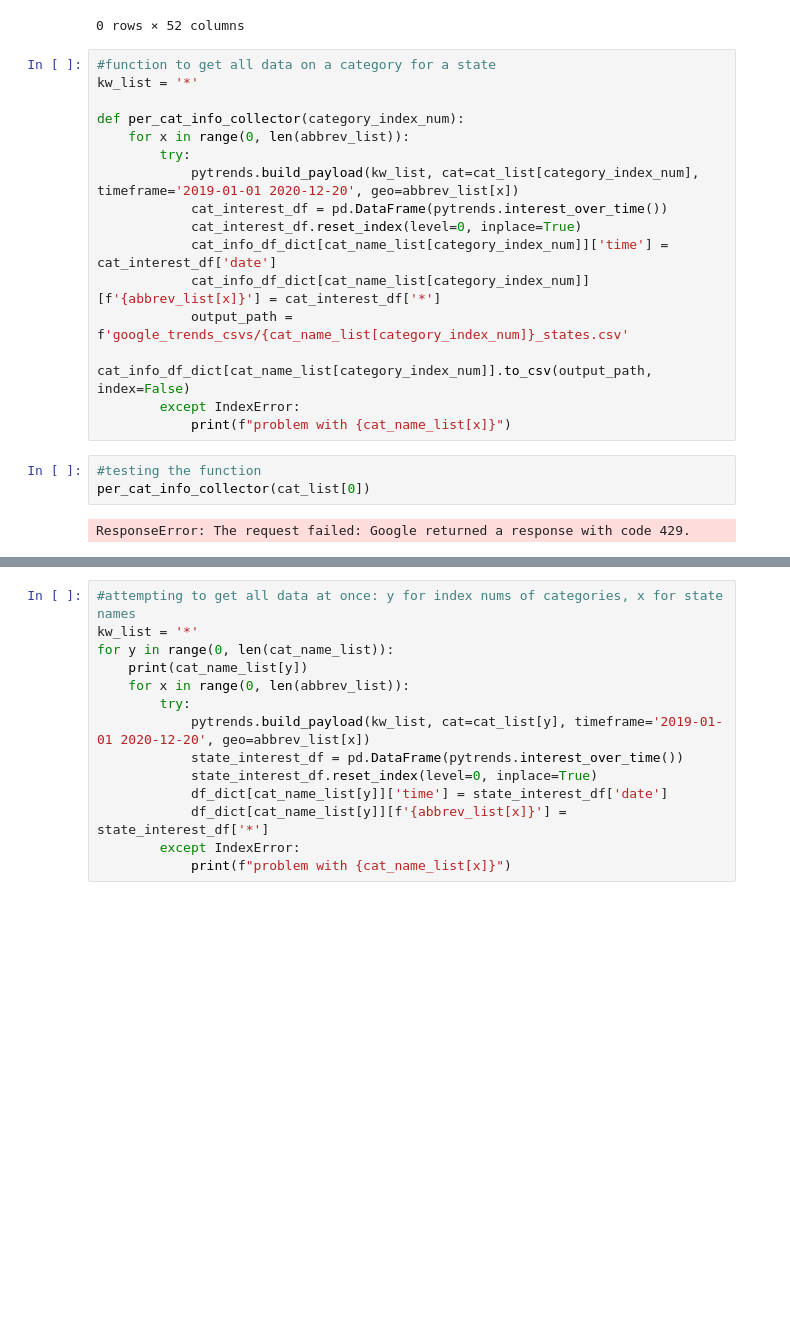
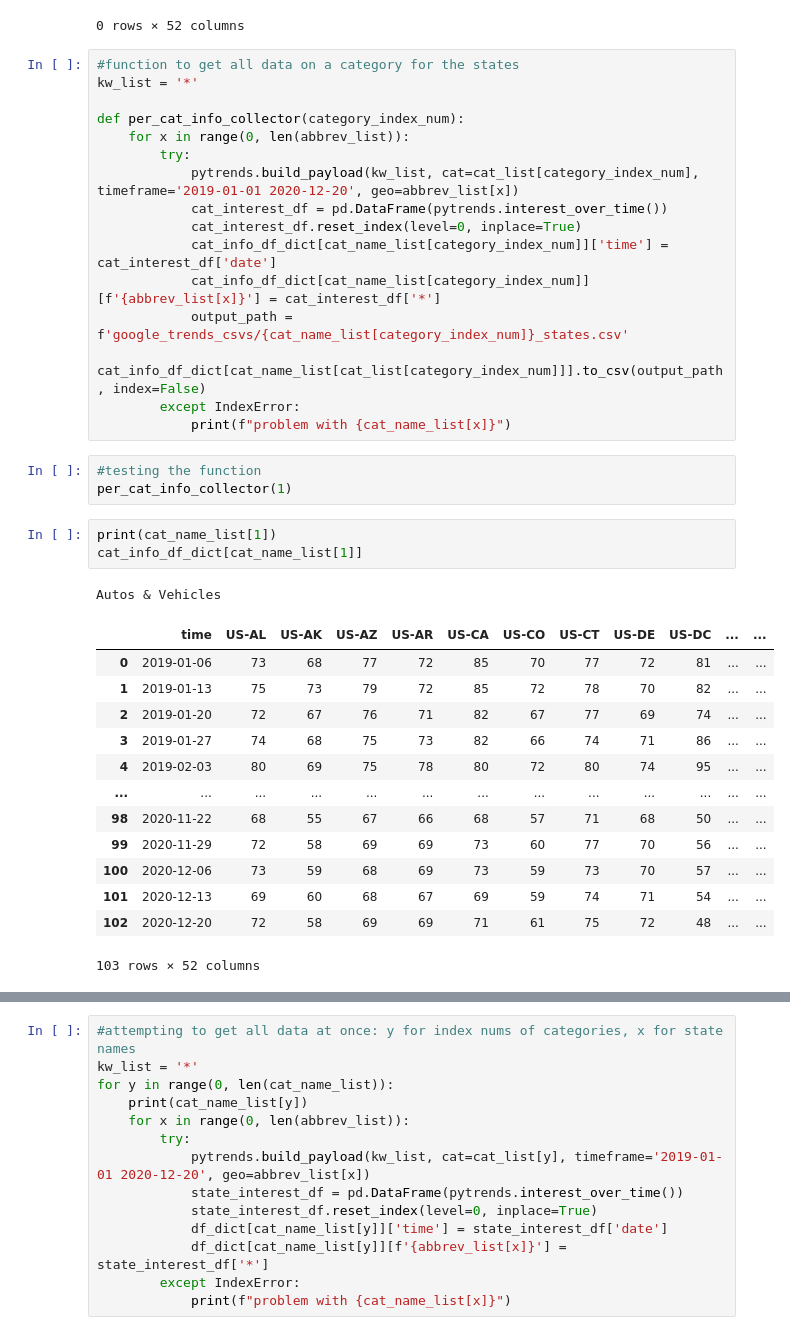
Before and after one commit to sarahDH615/google_trends_covid_project, a Jupyter notebook: sarah/google_trends/pytrends-google-search-data.ipynb, the cells around one changed output, grey strips where cells are left out. Cells and saved outputs as stored; diff of their text form; blank space fills up the shorter version.

Commit message:
adding one successful csv output, workspace file

```diff
--- a/sarah/google_trends/pytrends-google-search-data.ipynb
+++ b/sarah/google_trends/pytrends-google-search-data.ipynb
@@ -126,7 +126,7 @@ Music & Audio
 |  | time | US-AL | US-AK | US-AZ | US-AR | US-CA | US-CO | US-CT | US-DE | US-DC | ... | ... |
 0 rows × 52 columns
 # %%
-#function to get all data on a category for a state
+#function to get all data on a category for the states
 kw_list = '*'
 
 def per_cat_info_collector(category_index_num):
@@ -138,11 +138,27 @@ def per_cat_info_collector(category_index_num):
             cat_info_df_dict[cat_name_list[category_index_num]]['time'] = cat_interest_df['date']
             cat_info_df_dict[cat_name_list[category_index_num]][f'{abbrev_list[x]}'] = cat_interest_df['*']
             output_path = f'google_trends_csvs/{cat_name_list[category_index_num]}_states.csv'
-            cat_info_df_dict[cat_name_list[category_index_num]].to_csv(output_path, index=False)
+            cat_info_df_dict[cat_name_list[cat_list[category_index_num]]].to_csv(output_path, index=False)
         except IndexError:
             print(f"problem with {cat_name_list[x]}")
 # %%
 #testing the function
-per_cat_info_collector(cat_list[0])
+per_cat_info_collector(1)
-# %% [output]
-ResponseError: The request failed: Google returned a response with code 429.
+# %%
+print(cat_name_list[1])
+cat_info_df_dict[cat_name_list[1]]
+# %% [output]
+Autos & Vehicles
+|  | time | US-AL | US-AK | US-AZ | US-AR | US-CA | US-CO | US-CT | US-DE | US-DC | ... | ... |
+| 0 | 2019-01-06 | 73 | 68 | 77 | 72 | 85 | 70 | 77 | 72 | 81 | ... | ... |
+| 1 | 2019-01-13 | 75 | 73 | 79 | 72 | 85 | 72 | 78 | 70 | 82 | ... | ... |
+| 2 | 2019-01-20 | 72 | 67 | 76 | 71 | 82 | 67 | 77 | 69 | 74 | ... | ... |
+| 3 | 2019-01-27 | 74 | 68 | 75 | 73 | 82 | 66 | 74 | 71 | 86 | ... | ... |
+| 4 | 2019-02-03 | 80 | 69 | 75 | 78 | 80 | 72 | 80 | 74 | 95 | ... | ... |
+| ... | ... | ... | ... | ... | ... | ... | ... | ... | ... | ... | ... | ... |
+| 98 | 2020-11-22 | 68 | 55 | 67 | 66 | 68 | 57 | 71 | 68 | 50 | ... | ... |
+| 99 | 2020-11-29 | 72 | 58 | 69 | 69 | 73 | 60 | 77 | 70 | 56 | ... | ... |
+| 100 | 2020-12-06 | 73 | 59 | 68 | 69 | 73 | 59 | 73 | 70 | 57 | ... | ... |
+| 101 | 2020-12-13 | 69 | 60 | 68 | 67 | 69 | 59 | 74 | 71 | 54 | ... | ... |
+| 102 | 2020-12-20 | 72 | 58 | 69 | 69 | 71 | 61 | 75 | 72 | 48 | ... | ... |
+103 rows × 52 columns
```
Also changed, not shown: parts of 3 cells of this notebook, 4 other files.
